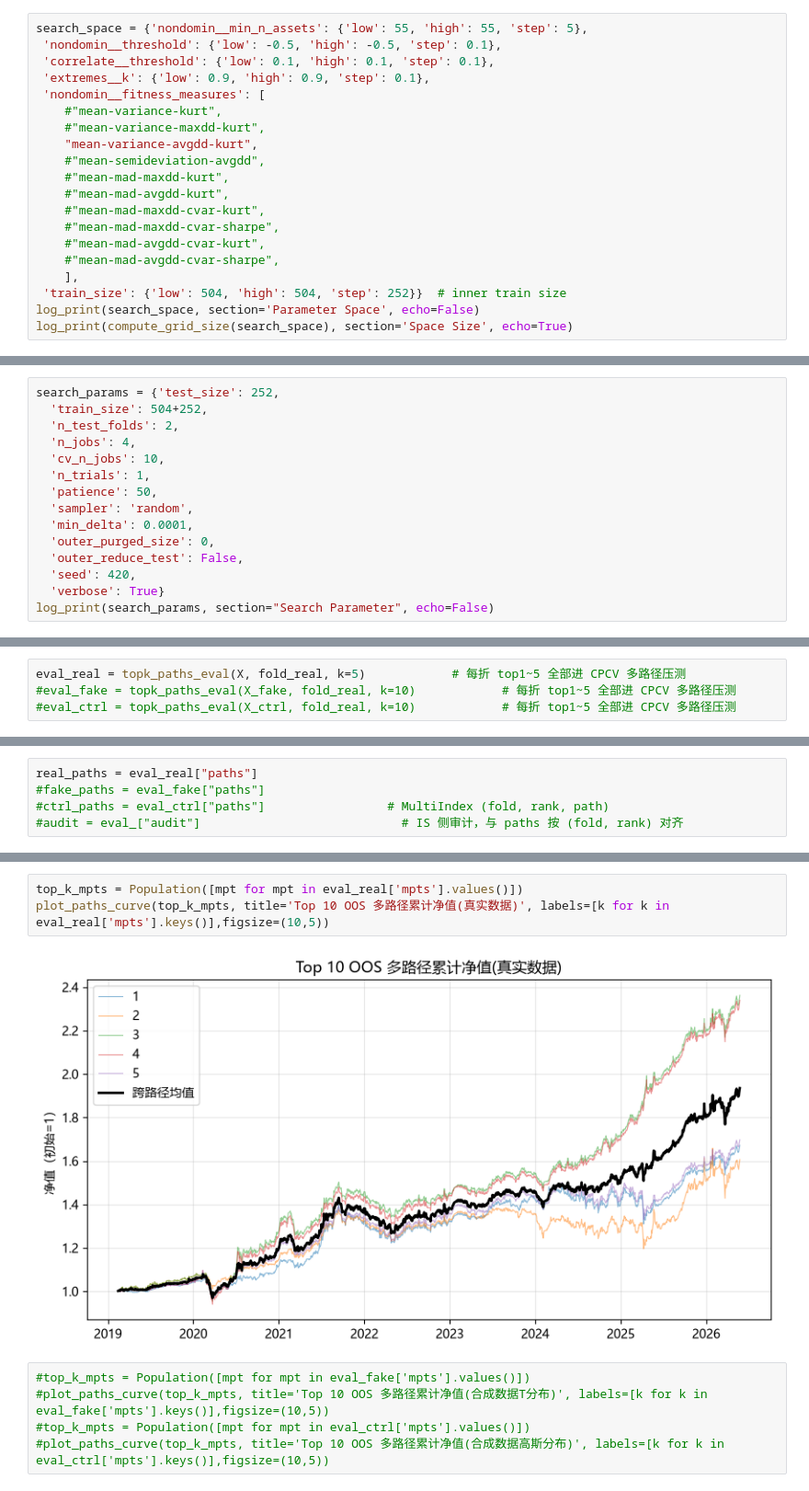
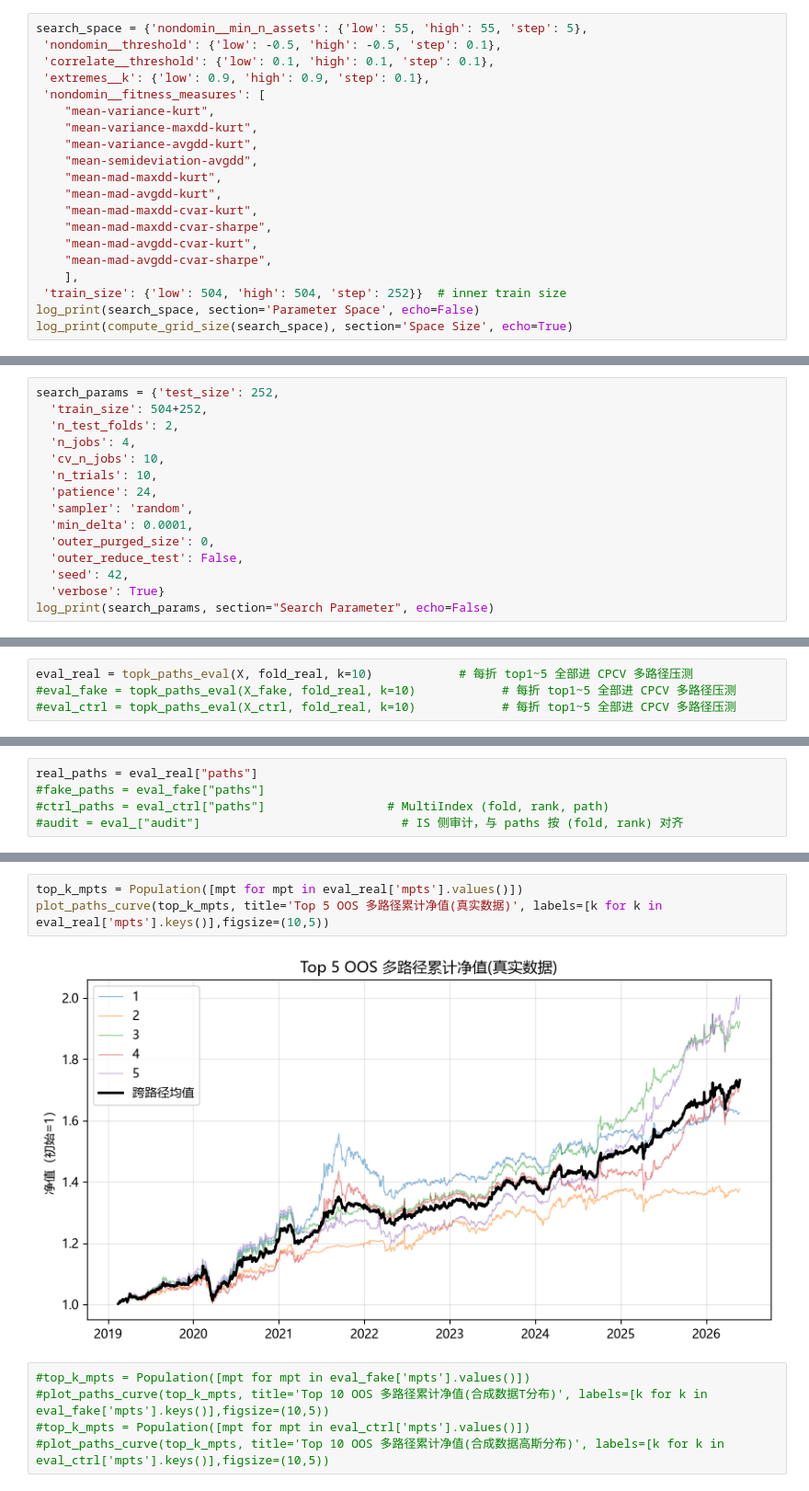
Before and after one commit to wang-jinghui/machine-learning-for-trading, a Jupyter notebook: case_studies/lazy_trading/WF+CPCV+PS_252.ipynb, the cells around one changed output, grey strips where cells are left out. Shown at 92% size. Saved outputs shown, nothing was run; the diff lists cells and outputs as text.

Commit message:
chore(case_studies): 更新WF+CPCV+PS_252交易案例文件

```diff
--- a/case_studies/lazy_trading/WF+CPCV+PS_252.ipynb
+++ b/case_studies/lazy_trading/WF+CPCV+PS_252.ipynb
@@ -89,16 +87,16 @@ search_space = {'nondomin__min_n_assets': {'low': 55, 'high': 55, 'step': 5},
  'correlate__threshold': {'low': 0.1, 'high': 0.1, 'step': 0.1},
  'extremes__k': {'low': 0.9, 'high': 0.9, 'step': 0.1},
  'nondomin__fitness_measures': [
-    #"mean-variance-kurt",
-    #"mean-variance-maxdd-kurt",
+    "mean-variance-kurt",
+    "mean-variance-maxdd-kurt",
     "mean-variance-avgdd-kurt",
-    #"mean-semideviation-avgdd",
-    #"mean-mad-maxdd-kurt",
-    #"mean-mad-avgdd-kurt",
-    #"mean-mad-maxdd-cvar-kurt",
-    #"mean-mad-maxdd-cvar-sharpe",
-    #"mean-mad-avgdd-cvar-kurt",
-    #"mean-mad-avgdd-cvar-sharpe",
+    "mean-semideviation-avgdd",
+    "mean-mad-maxdd-kurt",
+    "mean-mad-avgdd-kurt",
+    "mean-mad-maxdd-cvar-kurt",
+    "mean-mad-maxdd-cvar-sharpe",
+    "mean-mad-avgdd-cvar-kurt",
+    "mean-mad-avgdd-cvar-sharpe",
     ],
  'train_size': {'low': 504, 'high': 504, 'step': 252}}  # inner train size
 log_print(search_space, section='Parameter Space', echo=False)
@@ -111,13 +109,13 @@ search_params = {'test_size': 252,
   'n_test_folds': 2,
   'n_jobs': 4,
   'cv_n_jobs': 10,
-  'n_trials': 1,
-  'patience': 50,
+  'n_trials': 10,
+  'patience': 24,
   'sampler': 'random',
   'min_delta': 0.0001,
   'outer_purged_size': 0,
   'outer_reduce_test': False,
-  'seed': 420,
+  'seed': 42,
   'verbose': True}
 log_print(search_params, section="Search Parameter", echo=False)
 # %%
@@ -202,7 +209,7 @@ print(df[["fold", "p_luck", "train ASR", "test ASR", "WFE", "flag"]])
   以显式键传入：`topk_paths_eval(X, folds, paths_kwargs={"n_test_folds": 4})`。
 - 价值在**参数高原的 OOS 侧印证**：gap2top1 小的候选若 OOS 同样接近，说明生产参数处在稳定平台。
 # %%
-eval_real = topk_paths_eval(X, fold_real, k=5)            # 每折 top1~5 全部进 CPCV 多路径压测
+eval_real = topk_paths_eval(X, fold_real, k=10)            # 每折 top1~5 全部进 CPCV 多路径压测
 #eval_fake = topk_paths_eval(X_fake, fold_real, k=10)            # 每折 top1~5 全部进 CPCV 多路径压测
 #eval_ctrl = topk_paths_eval(X_ctrl, fold_real, k=10)            # 每折 top1~5 全部进 CPCV 多路径压测
 # %% [output]
@@ -231,8 +243,8 @@ rank
 # %%
 top_k_mpts = Population([mpt for mpt in eval_real['mpts'].values()])
-plot_paths_curve(top_k_mpts, title='Top 10 OOS 多路径累计净值(真实数据)', labels=[k for k in eval_real['mpts'].keys()],figsize=(10,5))
+plot_paths_curve(top_k_mpts, title='Top 5 OOS 多路径累计净值(真实数据)', labels=[k for k in eval_real['mpts'].keys()],figsize=(10,5))
 # %% [output]
-[figure, old version]
+[figure, new version]
 # %%
 #top_k_mpts = Population([mpt for mpt in eval_fake['mpts'].values()])
 #plot_paths_curve(top_k_mpts, title='Top 10 OOS 多路径累计净值(合成数据T分布)', labels=[k for k in eval_fake['mpts'].keys()],figsize=(10,5))
```
Also changed, not shown: parts of 12 cells of this notebook.
